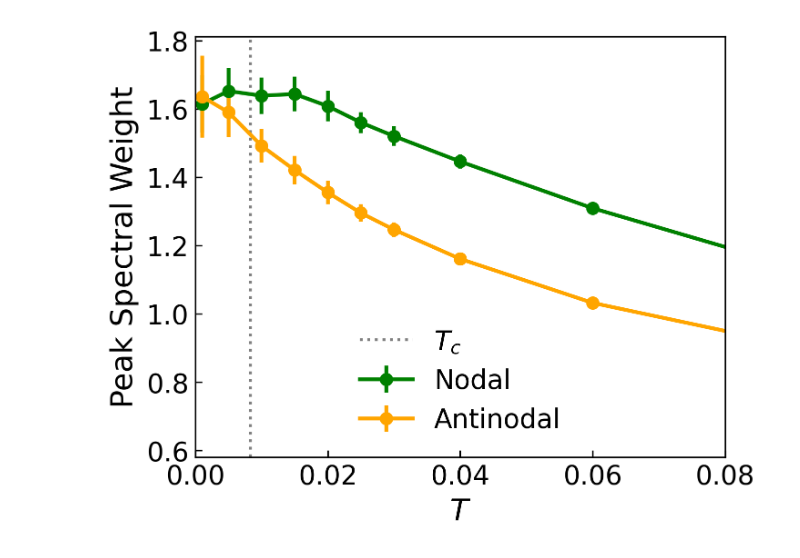
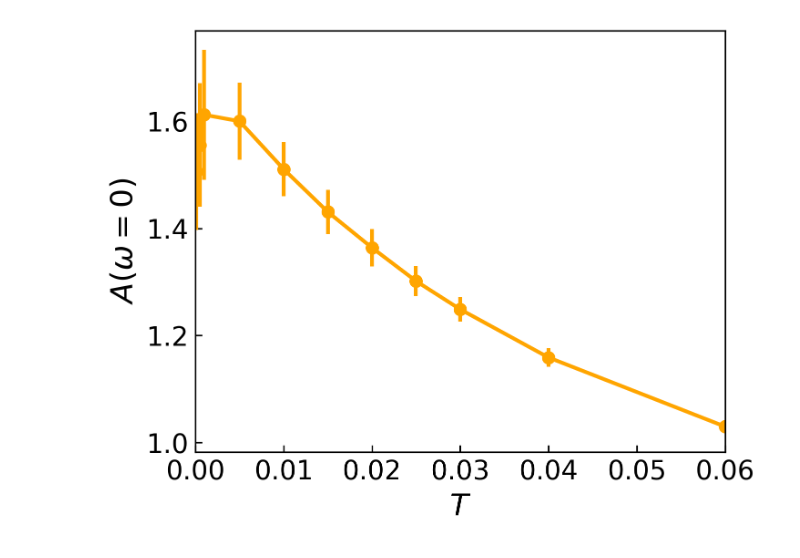
Before and after one commit to YinkaiYu/Hybrid-Monte-Carlo-for-d-wave-SC, a Jupyter notebook: projectHPC/example/plot_antinode.ipynb, the cells around one changed output. Drawn from its saved outputs; the diff is of its cells as text; code cells hidden in the pictures.

```diff
--- a/projectHPC/example/plot_antinode.ipynb
+++ b/projectHPC/example/plot_antinode.ipynb
@@ -129,8 +129,8 @@ def get_spectral_observables(data_dir, filename="spectra_ak0.csv"):
 # ==========================================
 
 # 温度列表
-T_list = [0.001, 0.005, 0.01, 0.015, 0.02,
-          0.025, 0.03, 0.04, 0.06, 0.1, 0.15, 0.2]
+T_list = [0.0001, 0.0005, 0.001, 0.005, 0.01,
+          0.015, 0.02, 0.025, 0.03, 0.04, 0.06]
 
 # 结果容器
 results = {
@@ -200,19 +198,23 @@ plt.show()
 # %%
 fig, ax = plt.subplots(dpi=300)
 
-ax.errorbar(results["T"], results["peak_XG"], yerr=results["err_XG"],
-            fmt='-o', color='green', label=r'Nodal')
+# ax.errorbar(results["T"], results["peak_XG"], yerr=results["err_XG"],
+#             fmt='-o', color='green', label=r'Nodal')
 ax.errorbar(results["T"], results["peak_MX"], yerr=results["err_MX"],
             fmt='-o', color='orange', label=r'Antinodal')
 
-ax.axvline(x=Tc, color='gray', linestyle=':', linewidth=1.5, label=rf'$T_c$')
+# ax.axvline(x=Tc, color='gray', linestyle=':', linewidth=1.5, label=rf'$T_c$')
+
+# temp
+# ax.axvline(x=0.02, color='black', linestyle='-', linewidth=1.5)
 
 ax.set_xlabel(r'$T$')
-ax.set_ylabel('Peak Spectral Weight')
-ax.set_xlim(0,0.08)
+# ax.set_ylabel('Peak Spectral Weight')
+ax.set_ylabel(r'$A(\omega=0)$')
+ax.set_xlim(0,0.06)
 # ax.set_ylim(1,1.76)
-ax.legend(loc='best', frameon=False)
+# ax.legend(loc='best', frameon=False)
 plt.show()
 # %% [output]
-[figure, old version]
+[figure, new version]
 # %%
```
Also changed, not shown: parts of 3 cells of this notebook, 3 other files.
